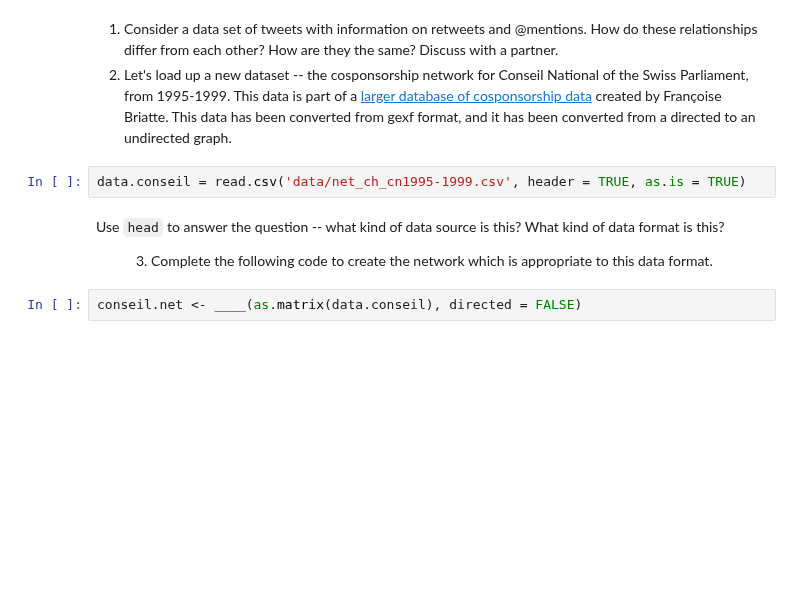
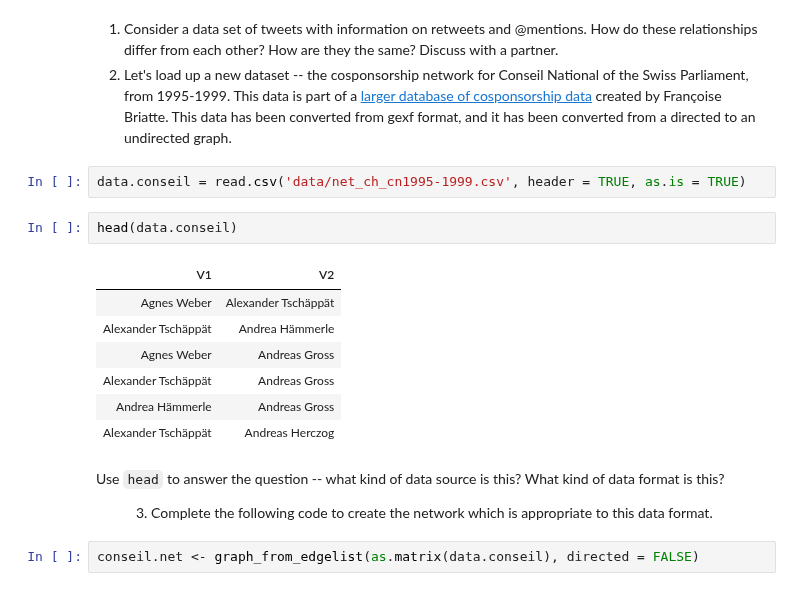
Before and after one commit to alexhanna/zurich-sna, a Jupyter notebook: Introduction to Social Network Analysis.ipynb, the cells around one changed output. Drawn from its saved outputs; the diff is of its cells as text; blank space fills up the shorter version.

```diff
--- a/Introduction to Social Network Analysis.ipynb
+++ b/Introduction to Social Network Analysis.ipynb
@@ -324,8 +317,18 @@ head(revere.person.el)
 2. Let's load up a new dataset -- the cosponsorship network for Conseil National of the Swiss Parliament, from 1995-1999. This data is part of a [larger database of cosponsorship data](https://github.com/briatte/parlnet) created by Françoise Briatte. This data has been converted from gexf format, and it has been converted from a directed to an undirected graph.
 # %%
 data.conseil = read.csv('data/net_ch_cn1995-1999.csv', header = TRUE, as.is = TRUE)
+# %%
+head(data.conseil)
+# %% [output]
+| V1 | V2 |
+| Agnes Weber | Alexander Tschäppät |
+| Alexander Tschäppät | Andrea Hämmerle |
+| Agnes Weber | Andreas Gross |
+| Alexander Tschäppät | Andreas Gross |
+| Andrea Hämmerle | Andreas Gross |
+| Alexander Tschäppät | Andreas Herczog |
 # %% [markdown]
 Use `head` to answer the question -- what kind of data source is this? What kind of data format is this?
 <dd>3. Complete the following code to create the network which is appropriate to this data format.</dd>
 # %%
-conseil.net <- ____(as.matrix(data.conseil), directed = FALSE)
+conseil.net <- graph_from_edgelist(as.matrix(data.conseil), directed = FALSE)
```
Also changed, not shown: parts of 5 cells of this notebook.
